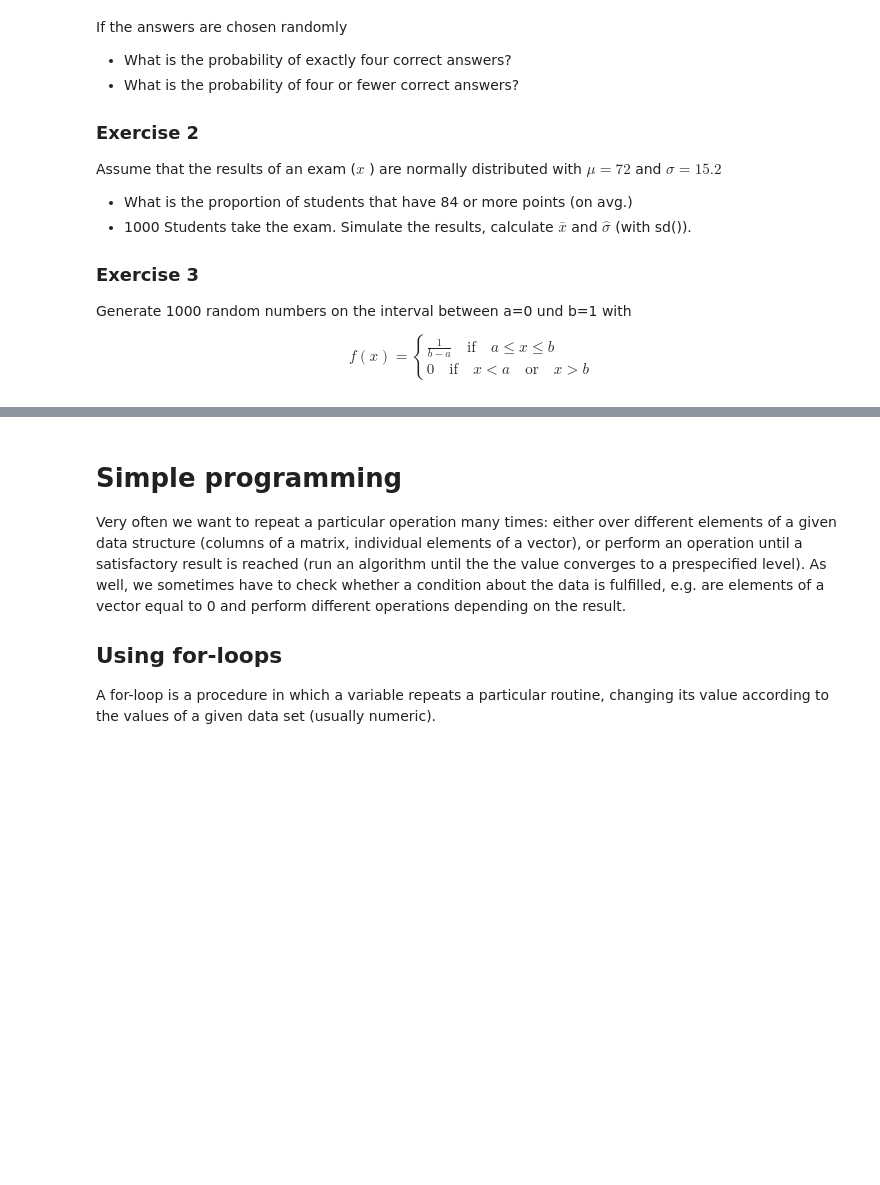
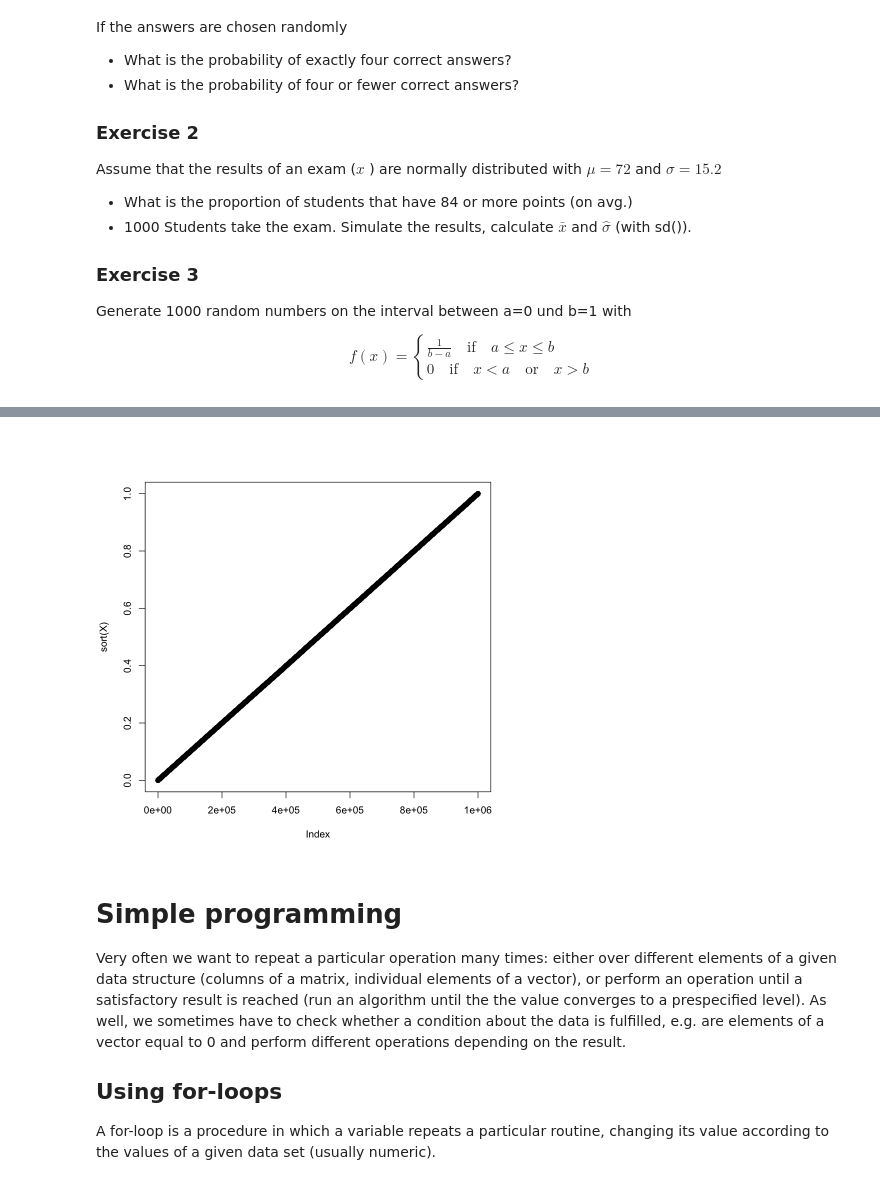
Before and after one commit to LJanys/CompStat, a Jupyter notebook: R Intro.ipynb, the cells around one changed output, grey strips where cells are left out. Cells and saved outputs as stored; diff of their text form; code cells hidden in the pictures; blank space fills up the shorter version.

```diff
--- a/R Intro.ipynb
+++ b/R Intro.ipynb
@@ -893,3 +983,8 @@ $$f(x) =\begin{cases}\frac{1}{b-a} \quad \mbox{if} \quad a\leq x \leq b\\
+# %%
+X<-runif(1000000,0,1)
+plot(sort(X))
+# %% [output]
+[figure, added]
 # %% [markdown]
 # Simple programming
 
```
Also changed, not shown: parts of 20 cells of this notebook, 1 other file.
